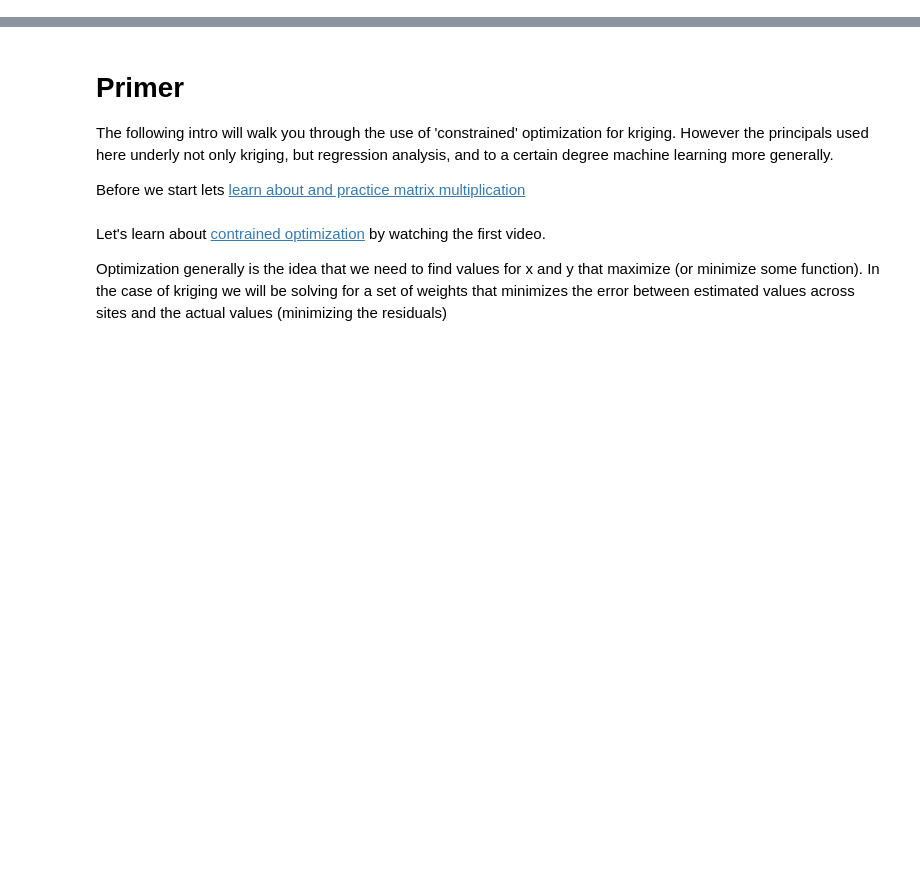
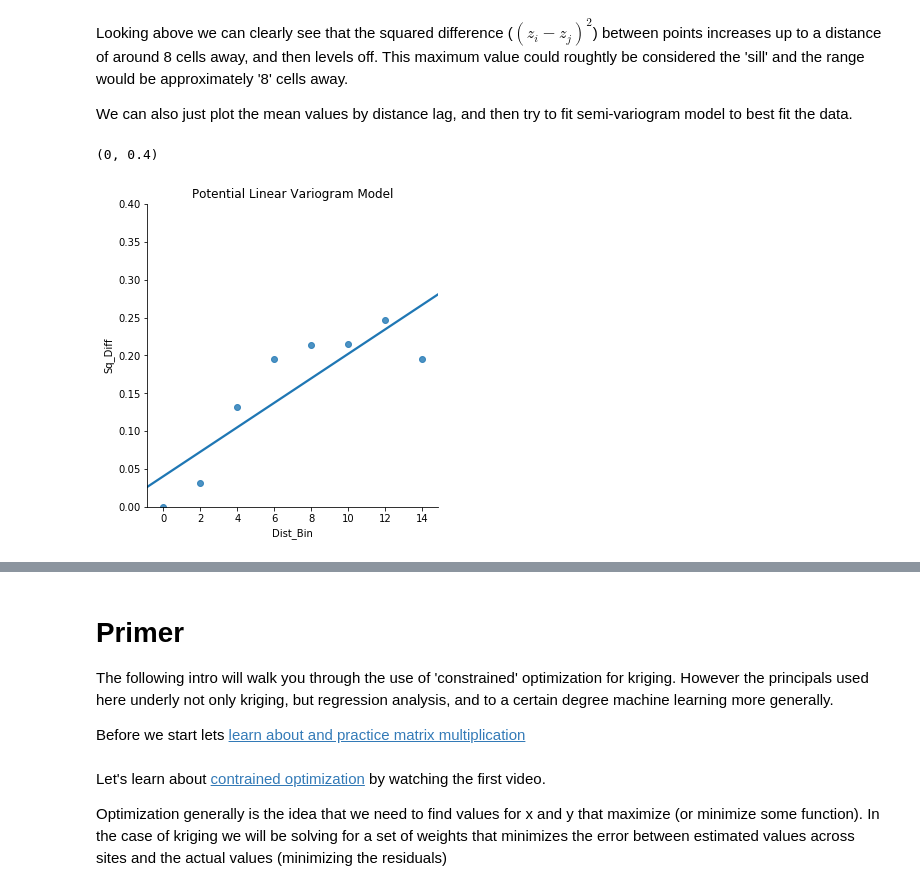
Before and after one commit to mmann1123/ClassMaterials, a Jupyter notebook: Simple Interpolation by Hand.ipynb, the cells around one changed output, grey strips where cells are left out. Cells and saved outputs as stored; diff of their text form; code cells hidden in the pictures; blank space fills up the shorter version.

```diff
--- a/Simple Interpolation by Hand.ipynb
+++ b/Simple Interpolation by Hand.ipynb
@@ -8,0 +150,15 @@ from scipy import *
+# %% [markdown]
+Looking above we can clearly see that the squared difference ($(z_{i}-z_{j})^2$) between points increases up to a distance of around 8 cells away, and then levels off. This maximum value could roughtly be considered the 'sill' and the range would be approximately '8' cells away.
+
+We can also just plot the mean values by distance lag, and then try to fit semi-variogram model to best fit the data.
+# %%
+all_semi_data_mean = all_semi_data.groupby('Dist_Bin').agg({'Sq_Diff':np.mean}).reset_index()
+#pointplot(x='Dist_Bin',y='Sq_Diff',data=all_semi_data,)
+
+# Show the results of a linear regression within each dataset
+lmplot(x="Dist_Bin", y="Sq_Diff",   data=all_semi_data_mean,order=1, ci=False)
+plt.title('Potential Linear Variogram Model')
+plt.ylim(0,.4)
+# %% [output]
+(0, 0.4)
+[figure, added]
```
Also changed, not shown: parts of 30 cells of this notebook.
